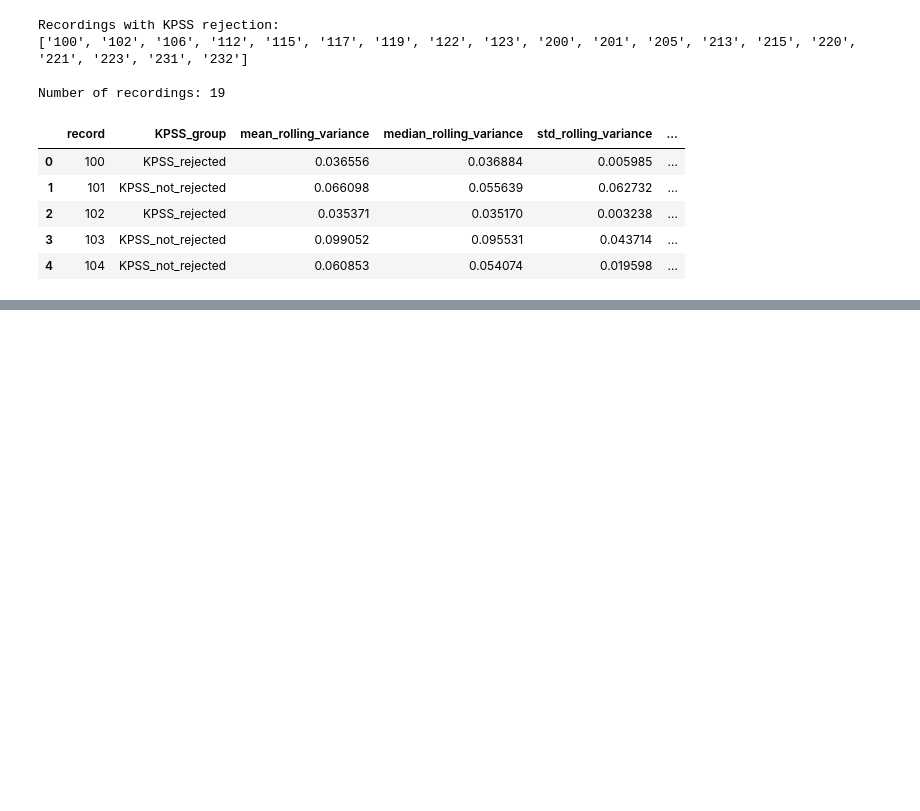
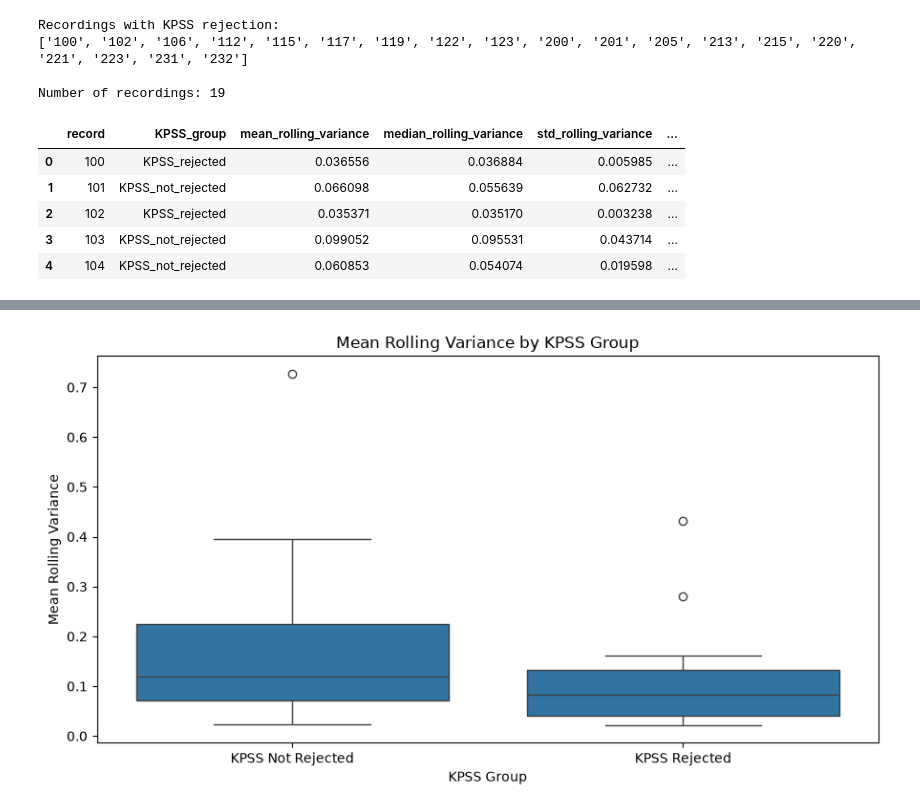
Before and after one commit to hmdsahed/ecg-diagnostic-driven-framework, a Jupyter notebook: 1st experiment.ipynb, the cells around one changed output, grey strips where cells are left out. Drawn from its saved outputs; the diff is of its cells as text; code cells hidden in the pictures; blank space fills up the shorter version.

```diff
--- a/1st experiment.ipynb
+++ b/1st experiment.ipynb
@@ -1395,0 +1511,23 @@ Notebook path: /Users/hmdsahed/ECG Prof. Ozaydin/1st experiment.ipynb
+# %%
+plt.figure(figsize=(9, 5))
+
+sns.boxplot(
+    data=rolling_variance_df,
+    x="KPSS_group",
+    y="mean_rolling_variance",
+    order=["KPSS_not_rejected", "KPSS_rejected"]
+)
+
+plt.title("Mean Rolling Variance by KPSS Group")
+plt.xlabel("KPSS Group")
+plt.ylabel("Mean Rolling Variance")
+
+plt.xticks(
+    [0, 1],
+    ["KPSS Not Rejected", "KPSS Rejected"]
+)
+
+plt.tight_layout()
+plt.show()
+# %% [output]
+[figure, added]
```
Also changed, not shown: parts of 25 cells of this notebook.
